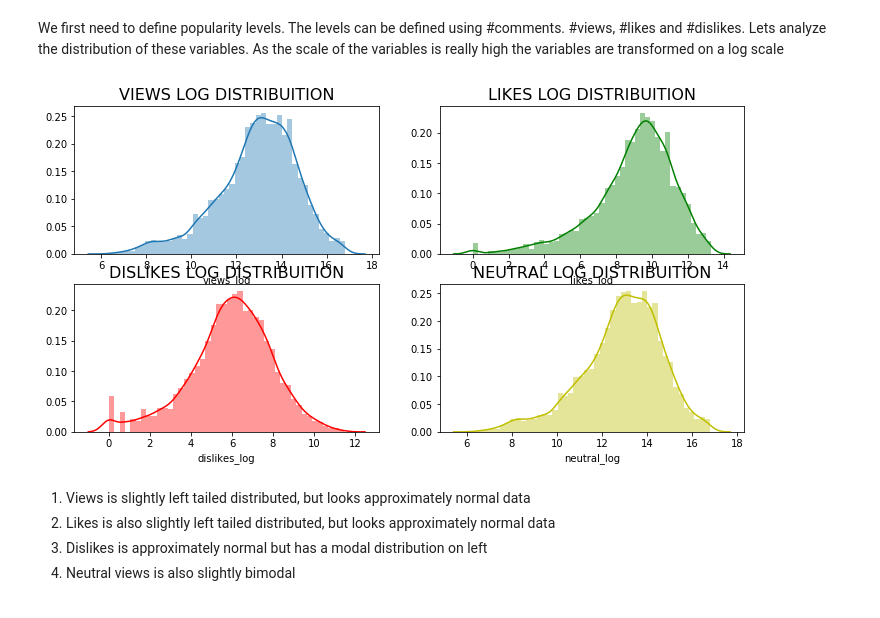
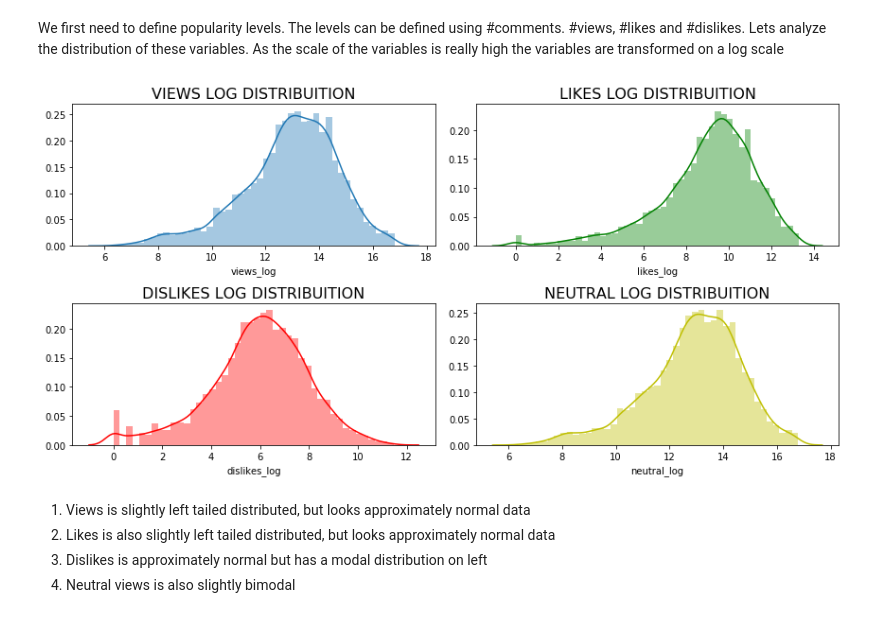
Before and after one commit to Tann10/YouTube, a Jupyter notebook: data-mining/EDA.ipynb, the cells around one changed output. Cells and saved outputs as stored; diff of their text form; code cells hidden in the pictures.

Commit message:
changed model evaluatioadded graphs

```diff
--- a/data-mining/EDA.ipynb
+++ b/data-mining/EDA.ipynb
@@ -283,30 +283,34 @@ on a log scale
 # %%
 unprocessed_df['neutral'] = unprocessed_df['views']-unprocessed_df['likes']-unprocessed_df['dislikes']
 
 unprocessed_df[['views_log', 'dislikes_log', 'likes_log', 'neutral_log']] = np.log(unprocessed_df[['views', 'dislikes', 'likes', 'neutral']] +1)
 
 plt.figure(figsize = (12,6))
 plt.subplot(221)
 g1 = sns.distplot(unprocessed_df['views_log'])
 g1.set_title("VIEWS LOG DISTRIBUITION", fontsize=16)
+# fig.subplots_adjust(bottom=0.7, top=0.3)
 
 plt.subplot(222)
 g2 = sns.distplot(unprocessed_df['likes_log'],color='green')
 g2.set_title('LIKES LOG DISTRIBUITION', fontsize=16)
 
+# fig.subplots_adjust(bottom=0.7, top=0.3)
+
 plt.subplot(223)
 g3 = sns.distplot(unprocessed_df['dislikes_log'], color='r')
 g3.set_title("DISLIKES LOG DISTRIBUITION", fontsize=16)
+# fig.subplots_adjust(bottom=0.7, top=0.3)
 
 plt.subplot(224)
 g4 = sns.distplot(unprocessed_df['neutral_log'], color='y')
 g4.set_title("NEUTRAL LOG DISTRIBUITION", fontsize=16)
-
+plt.tight_layout()
 plt.show()
 
 #TODO increase the distance between box plot
 # %% [output]
-[figure, old version]
+[figure, new version]
 # %% [markdown]
 1. Views is slightly left tailed distributed, but looks approximately normal data
 2. Likes is also slightly left tailed distributed, but looks approximately normal data
```
Also changed, not shown: parts of 14 cells of this notebook.
